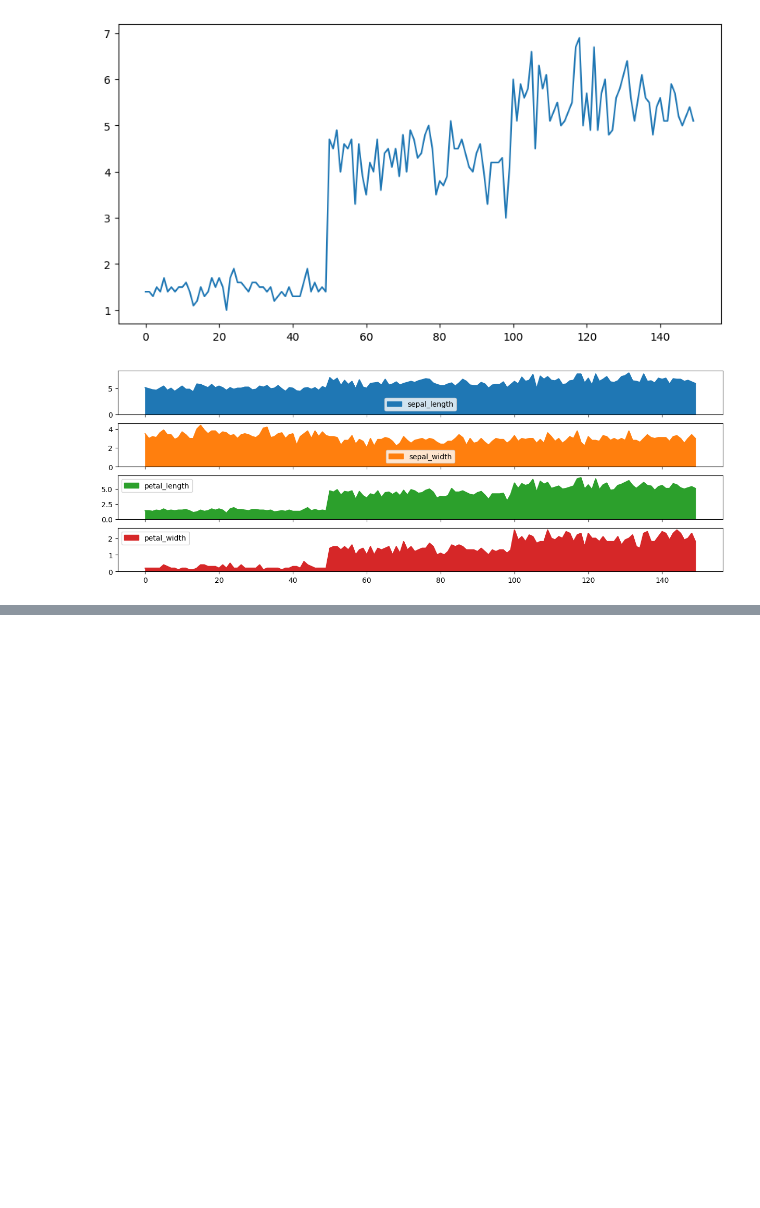
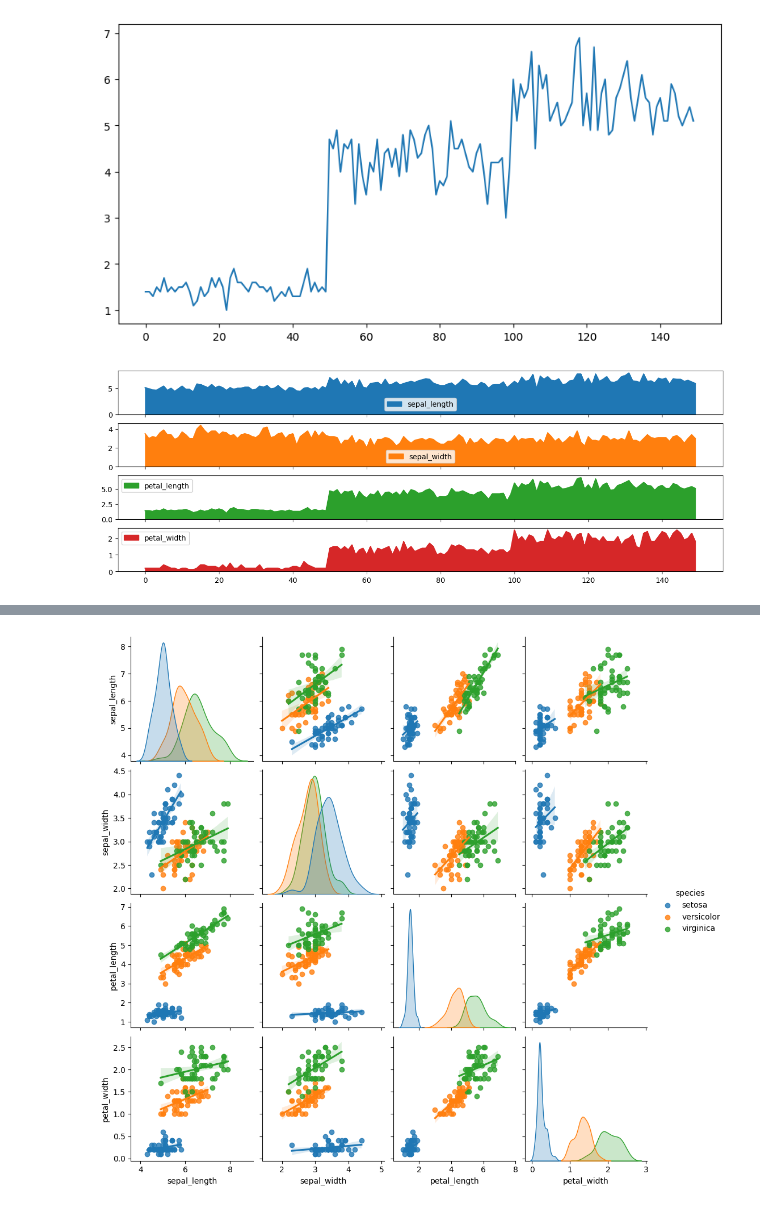
Before and after one commit to ElfenCamii/bootcamp_analisis_de_Datos, a Jupyter notebook: unidad_5/02_graficas_pandas.ipynb, the cells around one changed output, grey strips where cells are left out. Cells and saved outputs as stored; diff of their text form; code cells hidden in the pictures; blank space fills up the shorter version.

```diff
--- a/unidad_5/02_graficas_pandas.ipynb
+++ b/unidad_5/02_graficas_pandas.ipynb
@@ -39,0 +56,8 @@ plt.show()
+# %%
+###
+# Diagramas de pares
+###
+sns.pairplot(df_iris, hue='species', kind='reg') # kind: kde, hist, reg
+plt.show()
+# %% [output]
+[figure, added]
```
Also changed, not shown: parts of 6 cells of this notebook.
